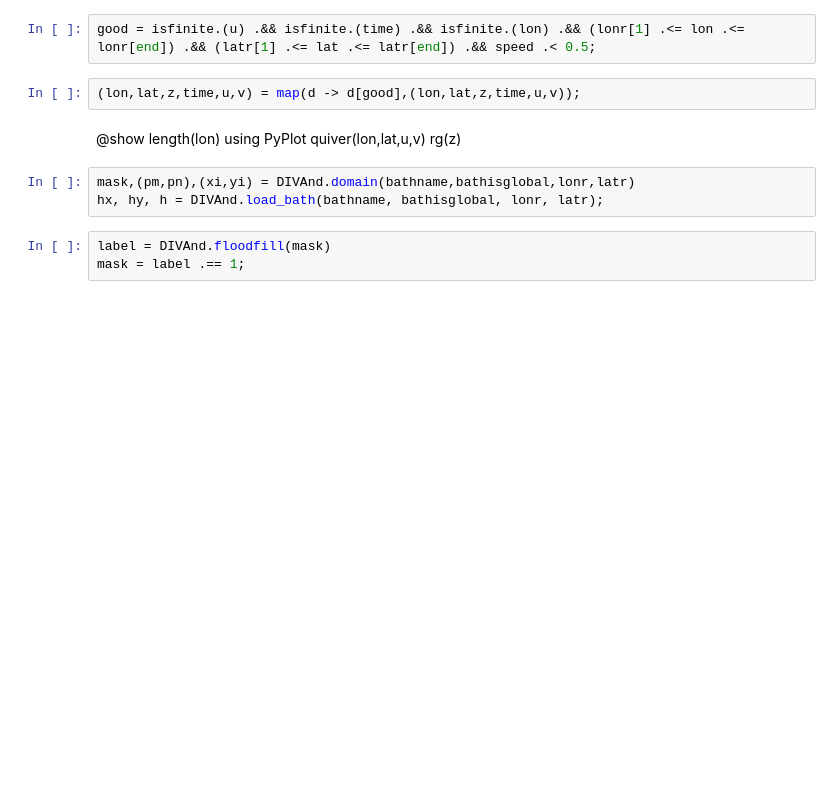
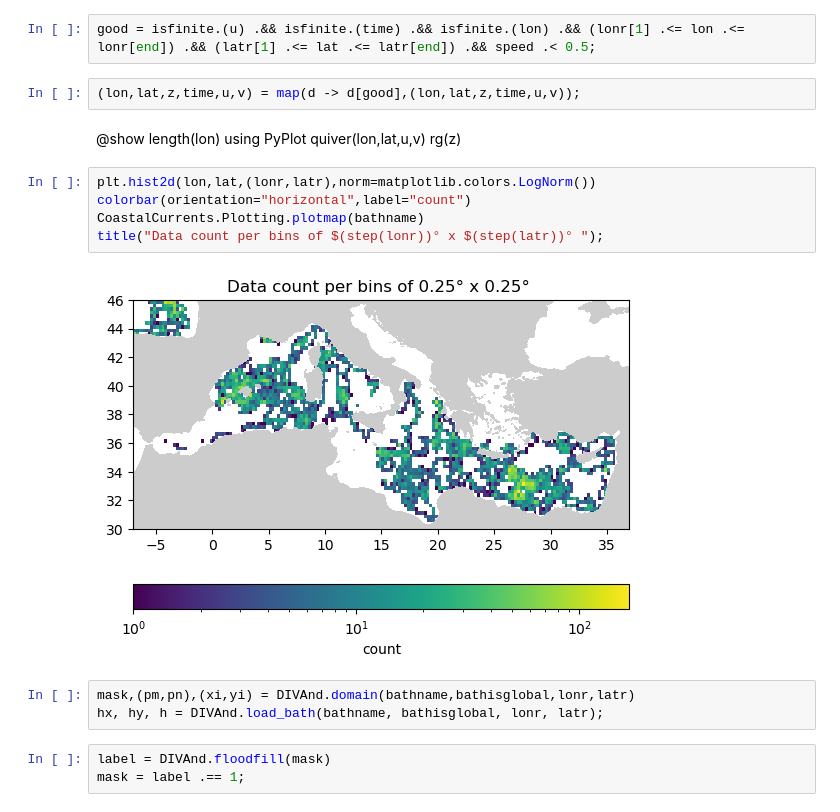
Before and after one commit to Alexander-Barth/CoastalCurrents.jl, a Jupyter notebook: examples/currents_drifter.ipynb, the cells around one changed output. Drawn from its saved outputs; the diff is of its cells as text; blank space fills up the shorter version.

```diff
--- a/examples/currents_drifter.ipynb
+++ b/examples/currents_drifter.ipynb
@@ -60,6 +57,13 @@ good = isfinite.(u) .&& isfinite.(time) .&& isfinite.(lon) .&& (lonr[1] .<= lon
 using PyPlot
 quiver(lon,lat,u,v)
 rg(z)
+# %%
+plt.hist2d(lon,lat,(lonr,latr),norm=matplotlib.colors.LogNorm())
+colorbar(orientation="horizontal",label="count")
+CoastalCurrents.Plotting.plotmap(bathname)
+title("Data count per bins of $(step(lonr))° x $(step(latr))° ");
+# %% [output]
+[figure, added]
 # %%
 mask,(pm,pn),(xi,yi) = DIVAnd.domain(bathname,bathisglobal,lonr,latr)
 hx, hy, h = DIVAnd.load_bath(bathname, bathisglobal, lonr, latr);
```
Also changed, not shown: parts of 7 cells of this notebook, 4 other files.
